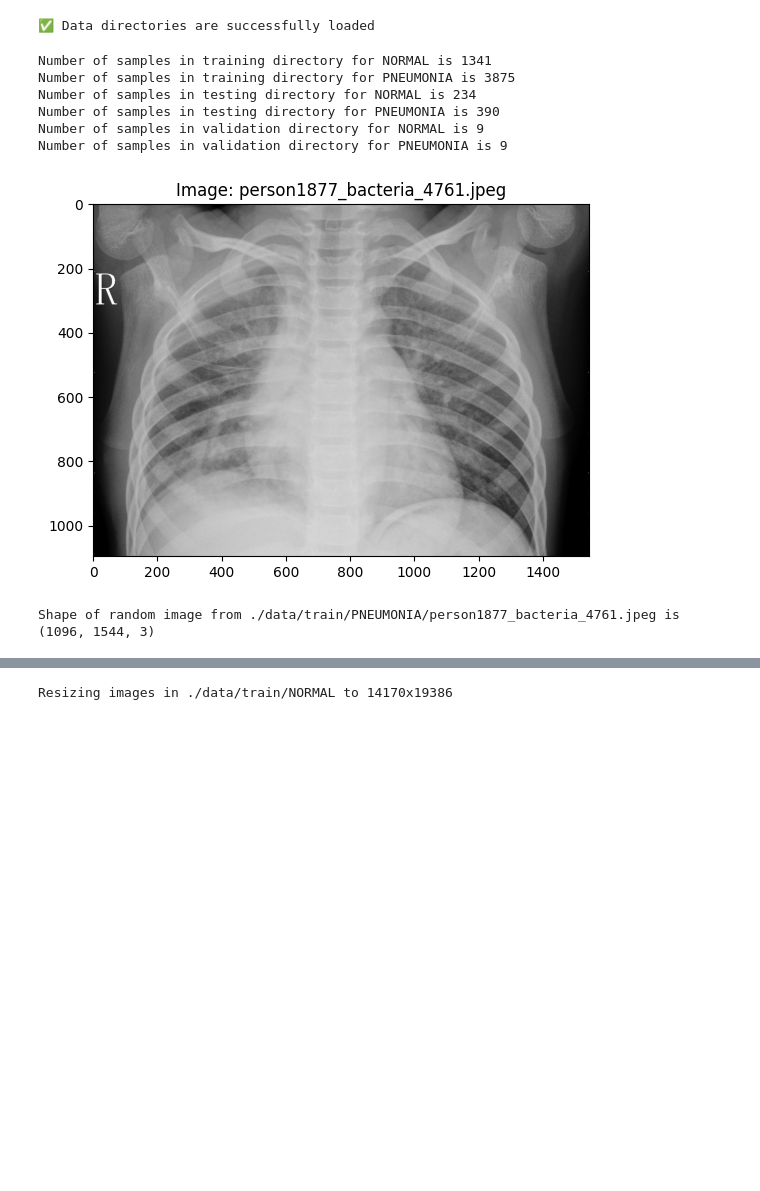
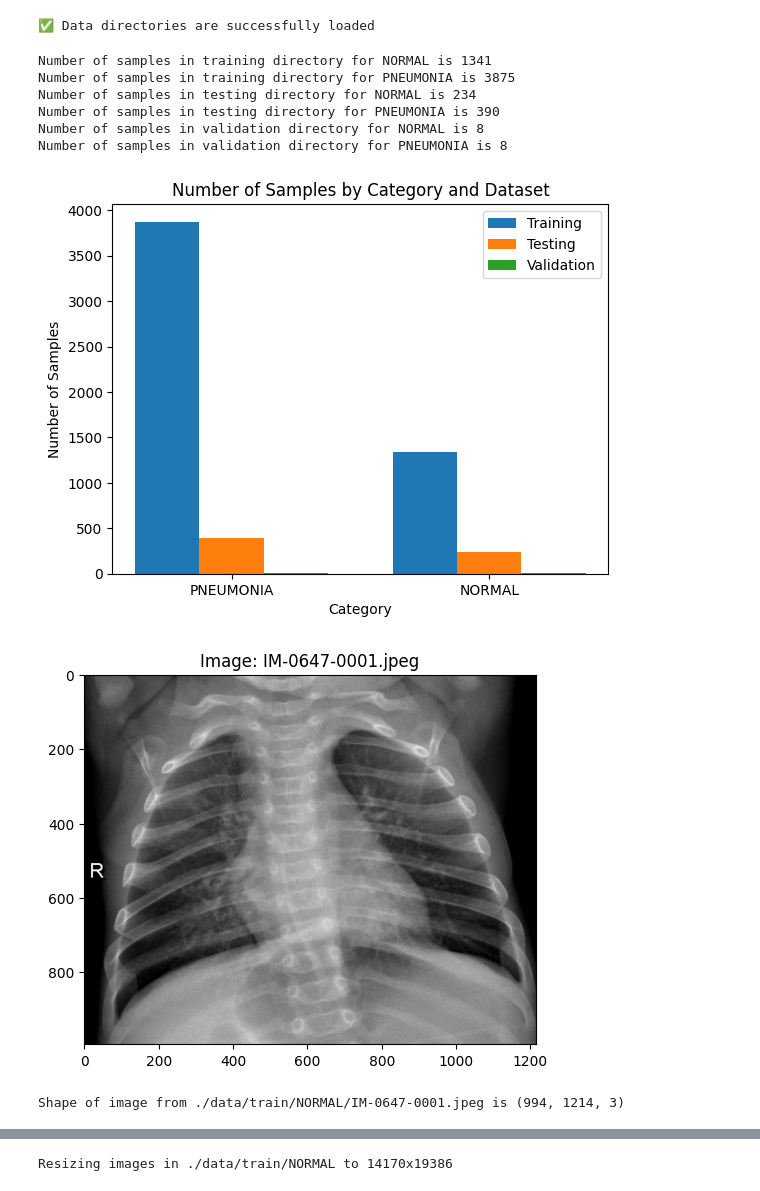
Before and after one commit to sanlamamba/zoidberg-pneumonia, a Jupyter notebook: chest_xray.ipynb, the cells around one changed output, grey strips where cells are left out. Drawn from its saved outputs; the diff is of its cells as text; code cells hidden in the pictures; blank space fills up the shorter version.

```diff
--- a/chest_xray.ipynb
+++ b/chest_xray.ipynb
@@ -16,10 +49,9 @@ print("✅ Libraries imported successfully")
 # %%
-
 base_dir = './data'
 sub_dirs = {
     'train': ['NORMAL', 'PNEUMONIA'],
     'test': ['NORMAL', 'PNEUMONIA'],
-    'val': []
+    'val': ['NORMAL', 'PNEUMONIA']
 }
 
 dir_paths = {}
@@ -42,26 +74,58 @@ for dir_key, subfolders in sub_dirs.items():
 print('✅ Data directories are successfully loaded')
 # %% [output]
 ✅ Data directories are successfully loaded
-# %%
-def sample_count(direct,dirname):
-    sub_dir = os.listdir(direct)
-    for direc in sub_dir:
-            classpath=os.path.join(direct, direc)
-            filelist = os.listdir(classpath)
-            print(f"Number of samples in {dirname} directory for {direc} is {len(filelist)}")
-
-sample_count(dir_paths['train'],"training")
-sample_count(dir_paths['test'],"testing")
-sample_count(dir_paths['val'],"validation")
-# %% [output]
-Number of samples in training directory for NORMAL is 1341
-Number of samples in training directory for PNEUMONIA is 3875
-Number of samples in testing directory for NORMAL is 234
-Number of samples in testing directory for PNEUMONIA is 390
-Number of samples in validation directory for NORMAL is 9
-Number of samples in validation directory for PNEUMONIA is 9
+# %%
+# TO SEE THE NUMBER OF SAMPLES IN EACH DIRECTORY
+def sample_count(direct, dirname):
+    sub_dir = os.listdir(direct)
+    counts = {}
+    for direc in sub_dir:
+        classpath = os.path.join(direct, direc)
+        filelist = os.listdir(classpath)
+        counts[direc] = len(filelist)
+        print(f"Number of samples in {dirname} directory for {direc} is {len(filelist)}")
+    return counts
+
+# Collect data
+train_counts = sample_count(dir_paths['train'], "training")
+test_counts = sample_count(dir_paths['test'], "testing")
+val_counts = sample_count(dir_paths['val'], "validation")
+
+# Data preparation for plotting
+categories = set(train_counts.keys()).union(test_counts.keys(), val_counts.keys())
+data = {'Training': [], 'Testing': [], 'Validation': []}
+for category in categories:
+    data['Training'].append(train_counts.get(category, 0))
+    data['Testing'].append(test_counts.get(category, 0))
+    data['Validation'].append(val_counts.get(category, 0))
+
+# Plotting
+fig, ax = plt.subplots()
+index = range(len(categories))
+bar_width = 0.25
+
+rects1 = ax.bar(index, data['Training'], bar_width, label='Training')
+rects2 = ax.bar([i + bar_width for i in index], data['Testing'], bar_width, label='Testing')
+rects3 = ax.bar([i + bar_width * 2 for i in index], data['Validation'], bar_width, label='Validation')
+
+ax.set_xlabel('Category')
+ax.set_ylabel('Number of Samples')
+ax.set_title('Number of Samples by Category and Dataset')
+ax.set_xticks([i + bar_width for i in index])
+ax.set_xticklabels(categories)
+ax.legend()
+
+plt.show()
+# %% [output]
+Number of samples in training directory for NORMAL is 1341
+Number of samples in training directory for PNEUMONIA is 3875
+Number of samples in testing directory for NORMAL is 234
+Number of samples in testing directory for PNEUMONIA is 390
+Number of samples in validation directory for NORMAL is 8
+Number of samples in validation directory for PNEUMONIA is 8
+[figure, added]
 # %%
-
+# TO SEE A RANDOM IMAGE FROM THE DATASET
 def plot_image(image_path, title=""):
     """
     Display an image using matplotlib and print its details.
@@ -74,7 +138,7 @@ def plot_image(image_path, title=""):
     plt.imshow(cv2.cvtColor(img, cv2.COLOR_BGR2RGB))
     plt.title(f"Image: {title}")
     plt.show()
-    print(f"Shape of random image from {image_path} is {img.shape}")
+    print(f"Shape of image from {image_path} is {img.shape}")
 
 random_dir = random.choice(['train_normal', 'train_pneumonia', 'test_normal', 'test_pneumonia'])
 filelist = os.listdir(dir_paths[random_dir])
@@ -82,5 +146,5 @@ filelist_random = random.choice(filelist)
 plotted_image = os.path.join(dir_paths[random_dir], filelist_random)
 plot_image(plotted_image, filelist_random)
 # %% [output]
-[figure, old version]
+[figure, new version]
-Shape of random image from ./data/train/PNEUMONIA/person1877_bacteria_4761.jpeg is (1096, 1544, 3)
+Shape of image from ./data/train/NORMAL/IM-0647-0001.jpeg is (994, 1214, 3)
```
Also changed, not shown: parts of 15 cells of this notebook, 5 other files.
